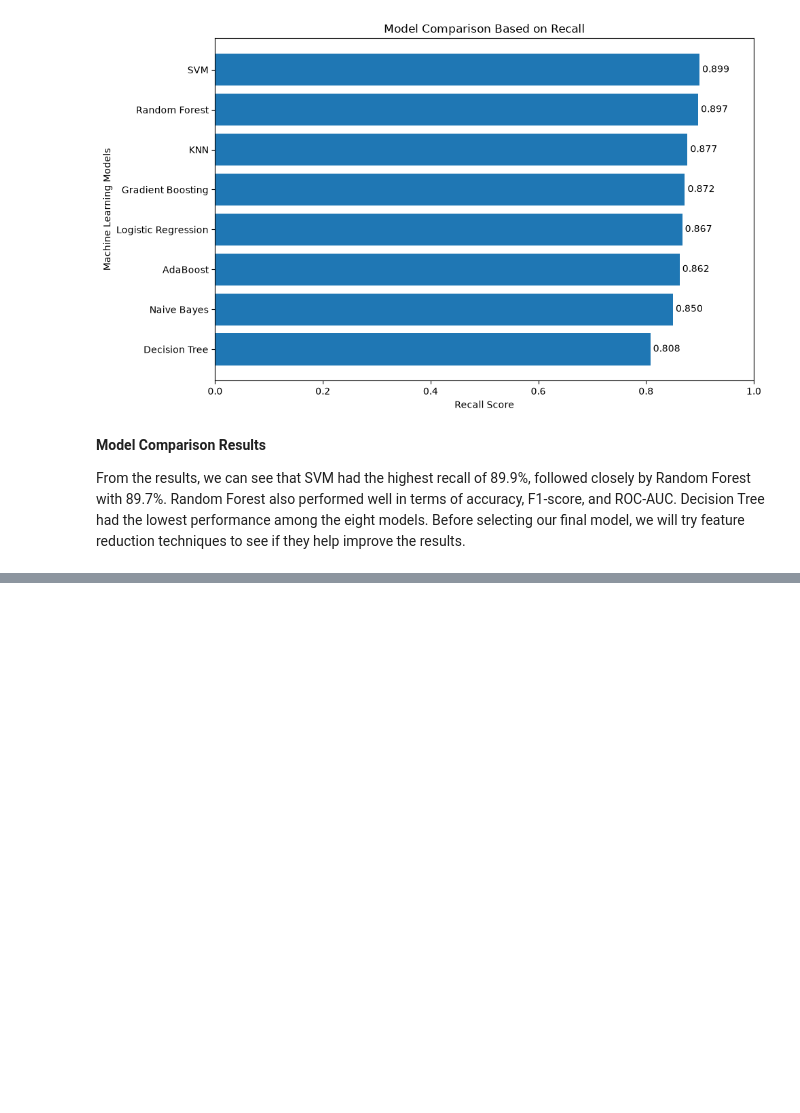
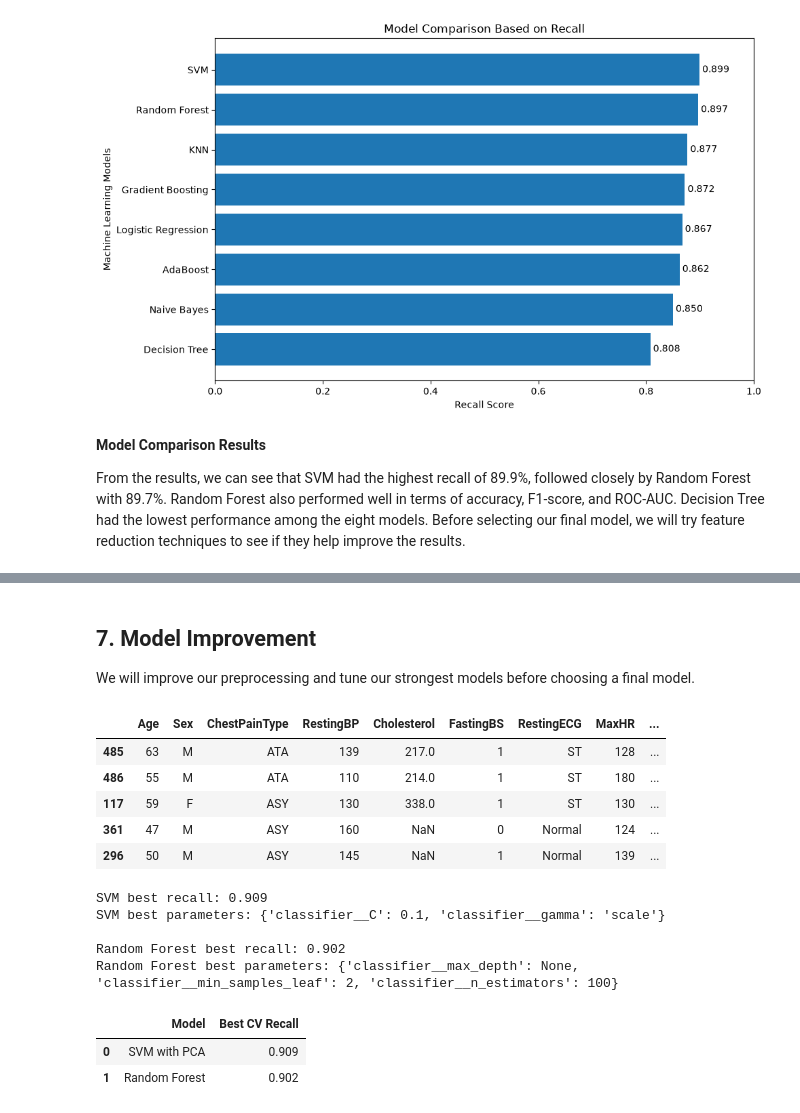
Before and after one commit to gautam-jenis/heart-disease-prediction, a Jupyter notebook: heart_disease_project.ipynb, the cells around one changed output, grey strips where cells are left out. Drawn from its saved outputs; the diff is of its cells as text; code cells hidden in the pictures; blank space fills up the shorter version.

```diff
--- a/heart_disease_project.ipynb
+++ b/heart_disease_project.ipynb
@@ -497,0 +585,27 @@ From the results, we can see that SVM had the highest recall of 89.9%, followed
+# %% [markdown]
+## 7. Model Improvement
+
+We will improve our preprocessing and tune our strongest models before choosing a final model.
+# %%
+from sklearn.preprocessing import FunctionTransformer
+
+def clean_zeros(data):
+    data = data.copy()
+    data[["Cholesterol", "RestingBP"]] = data[
+        ["Cholesterol", "RestingBP"]
+    ].replace(0, np.nan)
+    return data
+
+cleaning_transformer = FunctionTransformer(
+    clean_zeros,
+    validate=False
+)
+
+cleaning_transformer.transform(X_train).head()
+# %% [output]
+|  | Age | Sex | ChestPainType | RestingBP | Cholesterol | FastingBS | RestingECG | MaxHR | ... |
+| 485 | 63 | M | ATA | 139 | 217.0 | 1 | ST | 128 | ... |
+| 486 | 55 | M | ATA | 110 | 214.0 | 1 | ST | 180 | ... |
+| 117 | 59 | F | ASY | 130 | 338.0 | 1 | ST | 130 | ... |
+| 361 | 47 | M | ASY | 160 | NaN | 0 | Normal | 124 | ... |
+| 296 | 50 | M | ASY | 145 | NaN | 1 | Normal | 139 | ... |
@@ -497,0 +638,48 @@ From the results, we can see that SVM had the highest recall of 89.9%, followed
+# %%
+svm_search = GridSearchCV(
+    svm_pipeline,
+    svm_parameters,
+    cv=cv,
+    scoring="recall",
+    n_jobs=-1
+)
+
+rf_search = GridSearchCV(
+    rf_pipeline,
+    rf_parameters,
+    cv=cv,
+    scoring="recall",
+    n_jobs=-1
+)
+
+svm_search.fit(X_train, y_train)
+rf_search.fit(X_train, y_train)
+
+print("SVM best recall:", round(svm_search.best_score_, 3))
+print("SVM best parameters:", svm_search.best_params_)
+
+print("\nRandom Forest best recall:", round(rf_search.best_score_, 3))
+print("Random Forest best parameters:", rf_search.best_params_)
+# %% [output]
+SVM best recall: 0.909
+SVM best parameters: {'classifier__C': 0.1, 'classifier__gamma': 'scale'}
+
+Random Forest best recall: 0.902
+Random Forest best parameters: {'classifier__max_depth': None, 'classifier__min_samples_leaf': 2, 'classifier__n_estimators': 100}
+# %%
+tuning_results = pd.DataFrame([
+    {
+        "Model": "SVM with PCA",
+        "Best CV Recall": svm_search.best_score_
+    },
+    {
+        "Model": "Random Forest",
+        "Best CV Recall": rf_search.best_score_
+    }
+])
+
+tuning_results.round(3)
+# %% [output]
+|  | Model | Best CV Recall |
+| 0 | SVM with PCA | 0.909 |
+| 1 | Random Forest | 0.902 |
```
Also changed, not shown: parts of 19 cells of this notebook.
